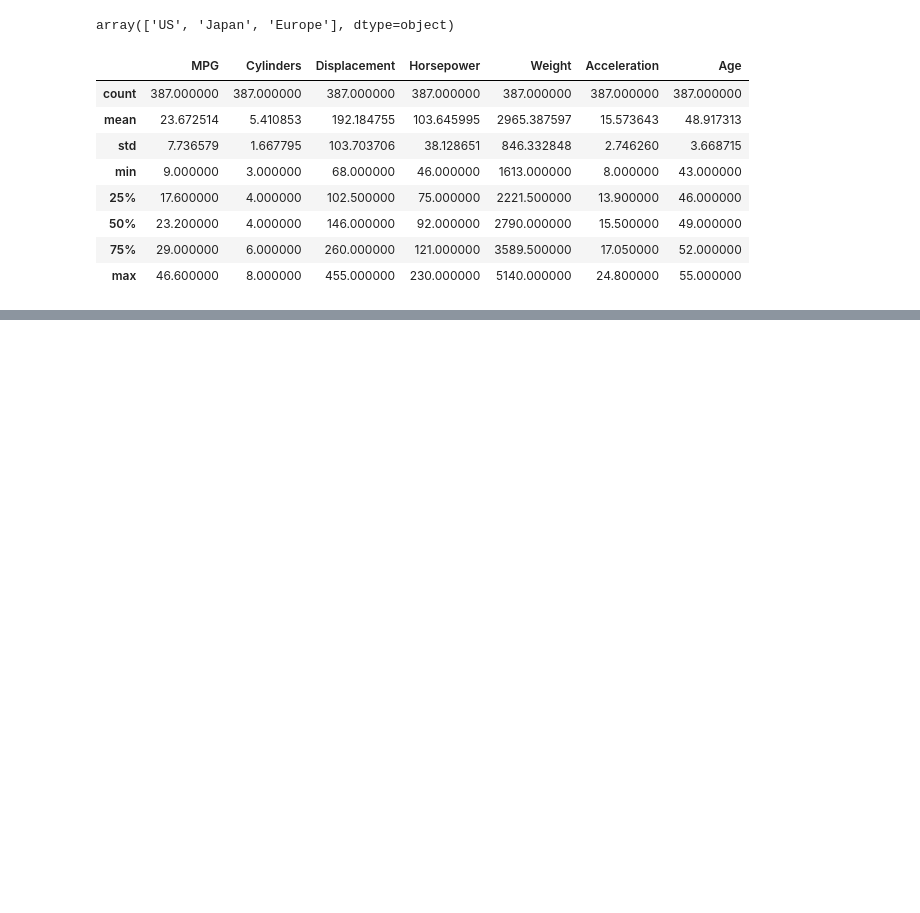
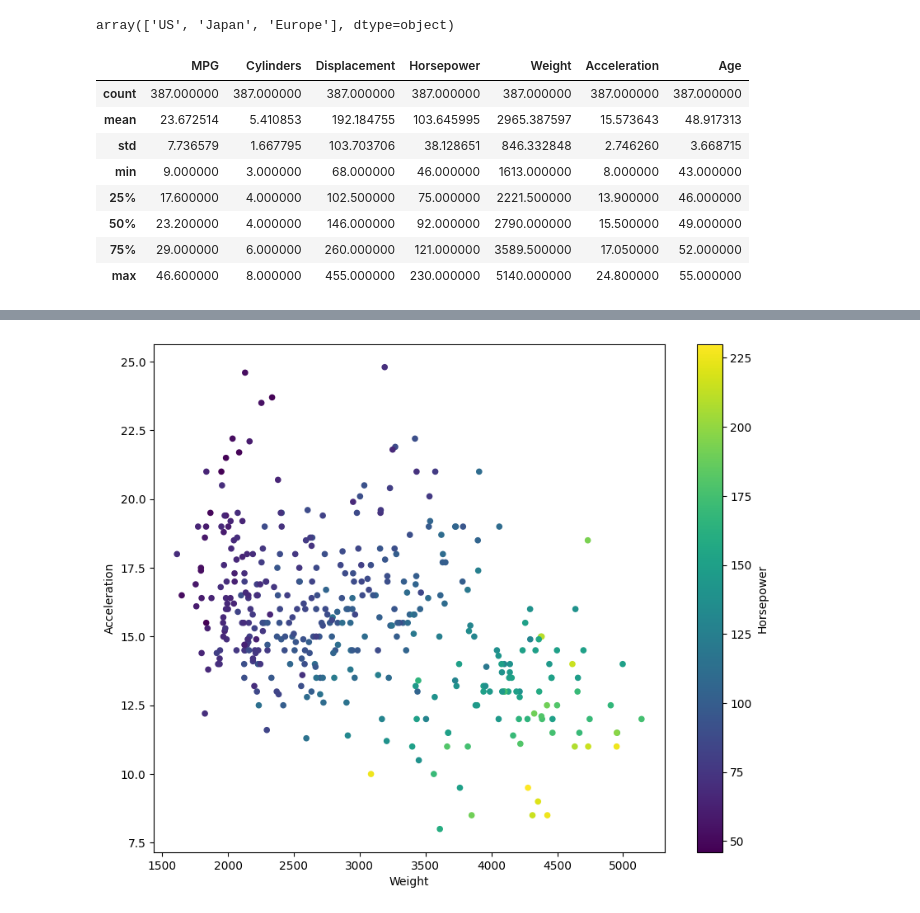
Before and after one commit to JuMaLaB/ML-preparing-data, a Jupyter notebook: demo/m03.1-ReadCleanExploreDataset.ipynb, the cells around one changed output, grey strips where cells are left out. Saved outputs shown, nothing was run; the diff lists cells and outputs as text; code cells hidden in the pictures; blank space fills up the shorter version.

```diff
--- a/demo/m03.1-ReadCleanExploreDataset.ipynb
+++ b/demo/m03.1-ReadCleanExploreDataset.ipynb
@@ -254,0 +291,8 @@ automobile_df.describe()
+# %%
+automobile_df.plot.scatter(x='Weight',
+                           y='Acceleration',
+                           c='Horsepower',
+                           colormap='viridis',
+                           figsize=(10, 8));
+# %% [output]
+[figure, added]
```
Also changed, not shown: parts of 5 cells of this notebook, 4 other files.
